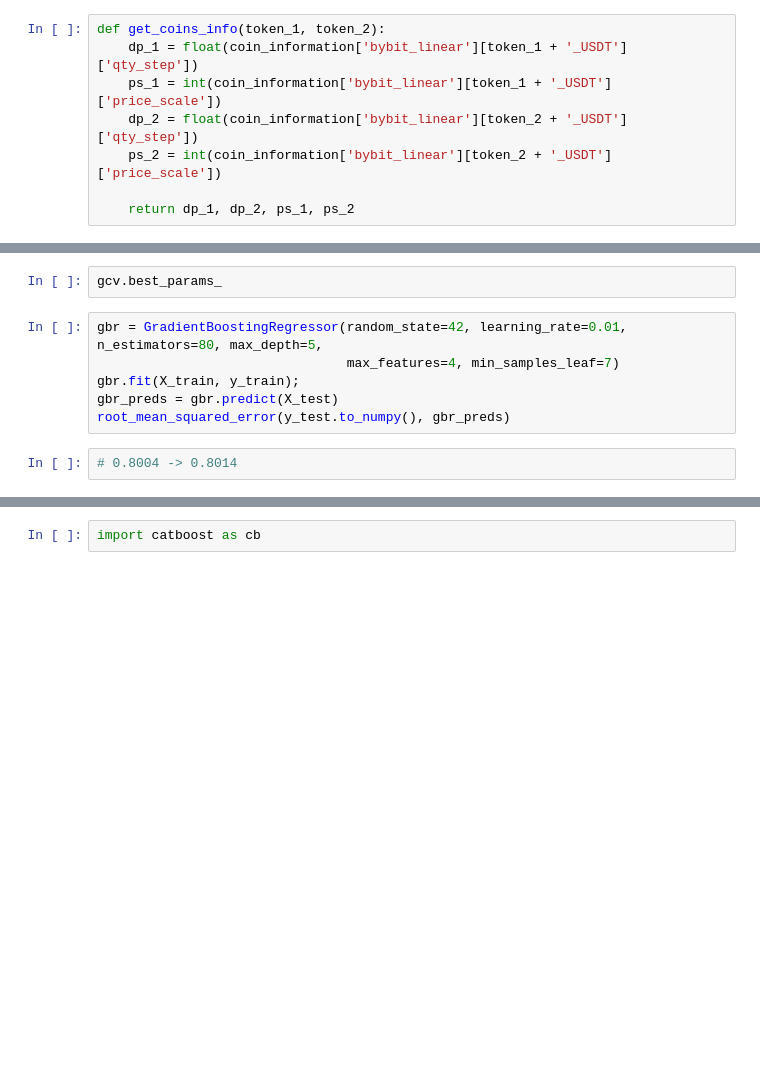
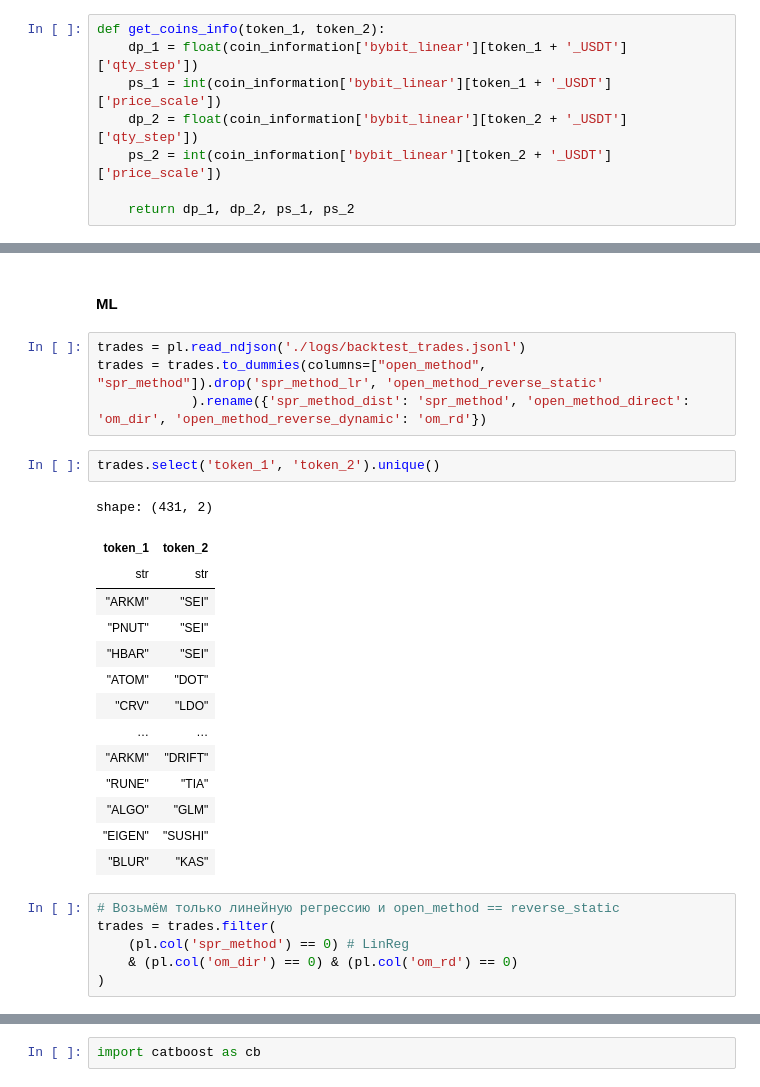
Before and after one commit to elterion/bot, a Jupyter notebook: ML.ipynb, the cells around one changed output, grey strips where cells are left out. Drawn from its saved outputs; the diff is of its cells as text; blank space fills up the shorter version.

```diff
--- a/ML.ipynb
+++ b/ML.ipynb
@@ -297,10 +197,29 @@ gcv.fit(X_train, y_train);
-# %%
-gcv.best_params_
-# %%
-gbr = GradientBoostingRegressor(random_state=42, learning_rate=0.01, n_estimators=80, max_depth=5,
-                                max_features=4, min_samples_leaf=7)
-gbr.fit(X_train, y_train);
-gbr_preds = gbr.predict(X_test)
-root_mean_squared_error(y_test.to_numpy(), gbr_preds)
-# %%
-# 0.8004 -> 0.8014
+# %% [markdown]
+#### ML
+# %%
+trades = pl.read_ndjson('./logs/backtest_trades.jsonl')
+trades = trades.to_dummies(columns=["open_method", "spr_method"]).drop('spr_method_lr', 'open_method_reverse_static'
+            ).rename({'spr_method_dist': 'spr_method', 'open_method_direct': 'om_dir', 'open_method_reverse_dynamic': 'om_rd'})
+# %%
+trades.select('token_1', 'token_2').unique()
+# %% [output]
+shape: (431, 2)
+| token_1 | token_2 |
+| str | str |
+| "ARKM" | "SEI" |
+| "PNUT" | "SEI" |
+| "HBAR" | "SEI" |
+| "ATOM" | "DOT" |
+| "CRV" | "LDO" |
+| … | … |
+| "ARKM" | "DRIFT" |
+| "RUNE" | "TIA" |
+| "ALGO" | "GLM" |
+| "EIGEN" | "SUSHI" |
+| "BLUR" | "KAS" |
+# %%
+# Возьмём только линейную регрессию и open_method == reverse_static
+trades = trades.filter(
+    (pl.col('spr_method') == 0) # LinReg
+    & (pl.col('om_dir') == 0) & (pl.col('om_rd') == 0)
+)
```
Also changed, not shown: parts of 90 cells of this notebook.
